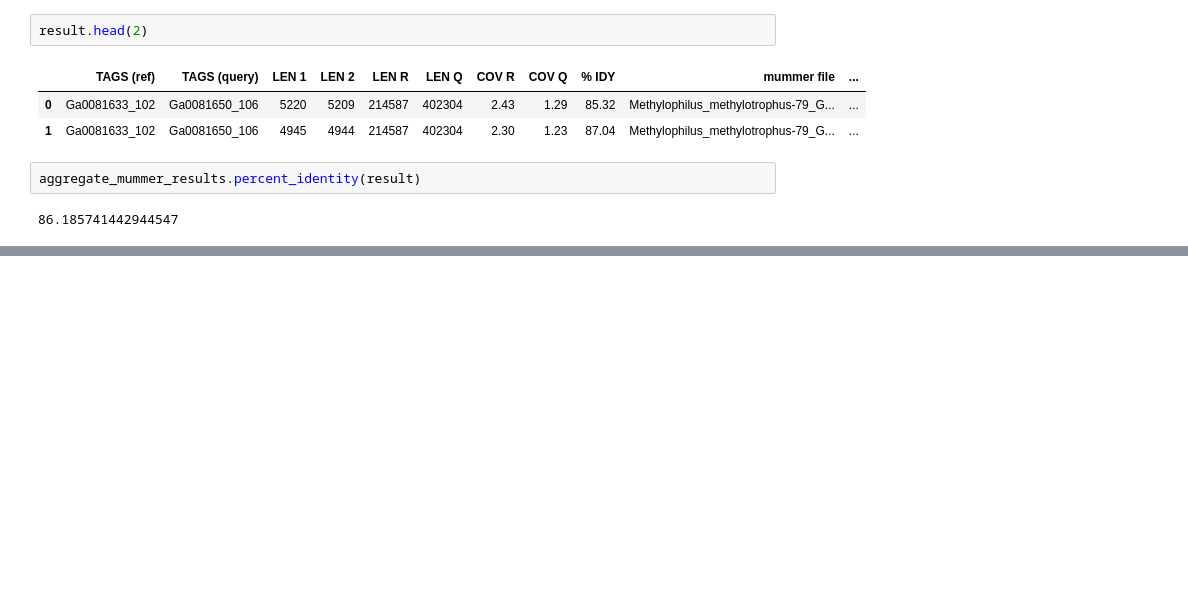
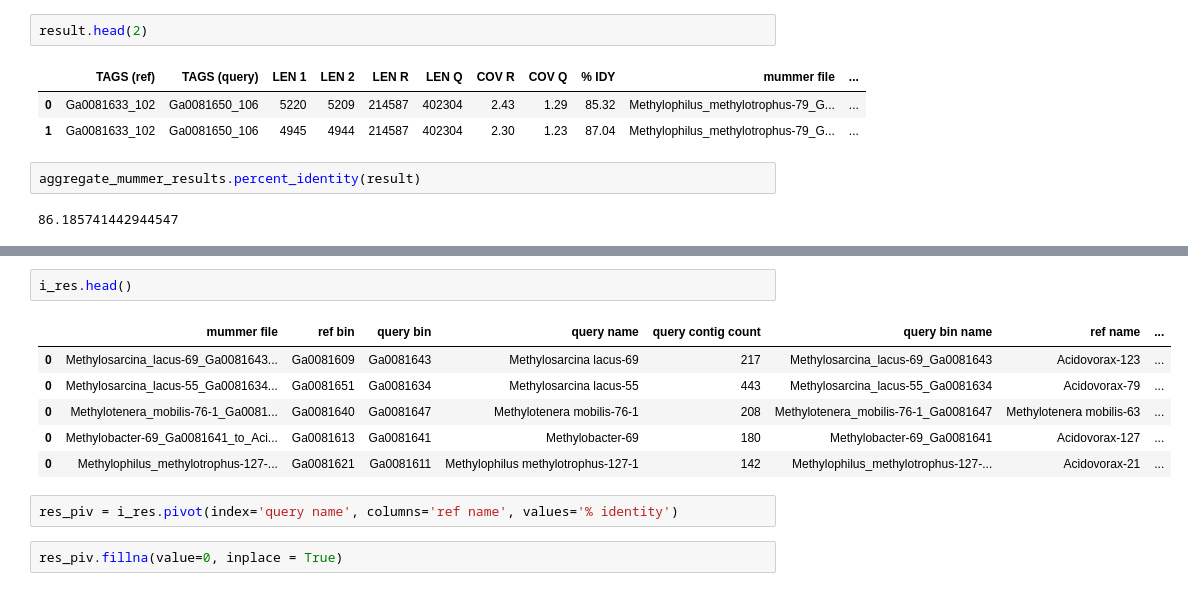
Before and after one commit to JanetMatsen/meta4_bins_janalysis, a Jupyter notebook: compare_bins/Develop_mummer_aggregation.ipynb, the cells around one changed output, grey strips where cells are left out. Saved outputs shown, nothing was run; the diff lists cells and outputs as text; blank space fills up the shorter version.

```diff
--- a/compare_bins/Develop_mummer_aggregation.ipynb
+++ b/compare_bins/Develop_mummer_aggregation.ipynb
@@ -59,0 +85,13 @@ aggregate_mummer_results.percent_identity(result)
+# %%
+i_res.head()
+# %% [output]
+|  | mummer file | ref bin | query bin | query name | query contig count | query bin name | ref name | ... |
+| 0 | Methylosarcina_lacus-69_Ga0081643... | Ga0081609 | Ga0081643 | Methylosarcina lacus-69 | 217 | Methylosarcina_lacus-69_Ga0081643 | Acidovorax-123 | ... |
+| 0 | Methylosarcina_lacus-55_Ga0081634... | Ga0081651 | Ga0081634 | Methylosarcina lacus-55 | 443 | Methylosarcina_lacus-55_Ga0081634 | Acidovorax-79 | ... |
+| 0 | Methylotenera_mobilis-76-1_Ga0081... | Ga0081640 | Ga0081647 | Methylotenera mobilis-76-1 | 208 | Methylotenera_mobilis-76-1_Ga0081647 | Methylotenera mobilis-63 | ... |
+| 0 | Methylobacter-69_Ga0081641_to_Aci... | Ga0081613 | Ga0081641 | Methylobacter-69 | 180 | Methylobacter-69_Ga0081641 | Acidovorax-127 | ... |
+| 0 | Methylophilus_methylotrophus-127-... | Ga0081621 | Ga0081611 | Methylophilus methylotrophus-127-1 | 142 | Methylophilus_methylotrophus-127-... | Acidovorax-21 | ... |
+# %%
+res_piv = i_res.pivot(index='query name', columns='ref name', values='% identity')
+# %%
+res_piv.fillna(value=0, inplace = True)
```
Also changed, not shown: parts of 6 cells of this notebook, 1 other file.
